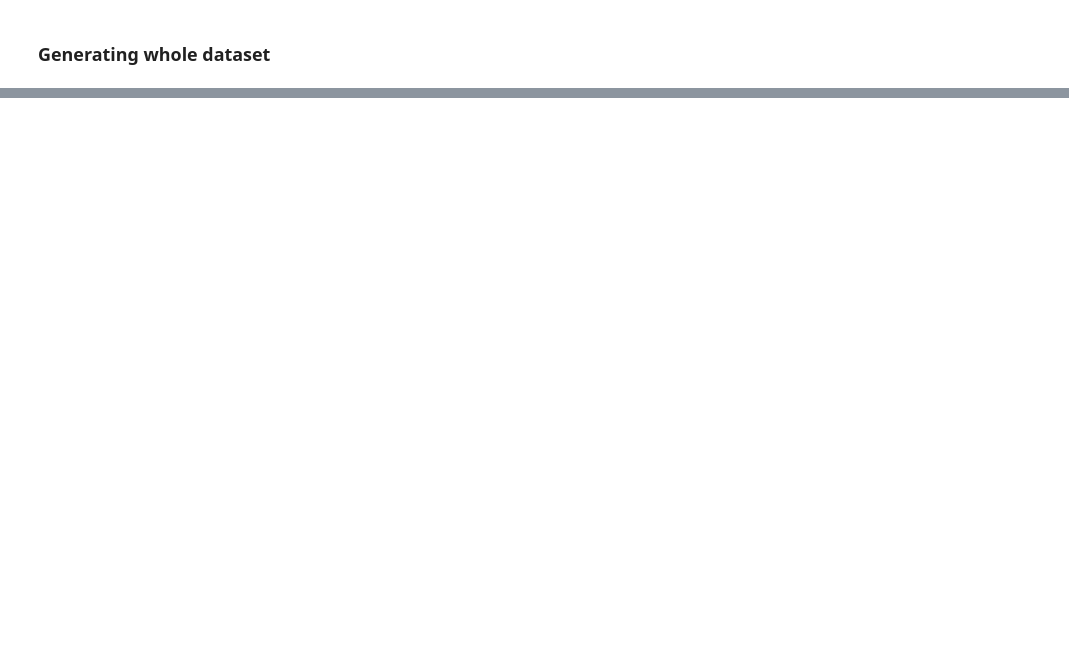
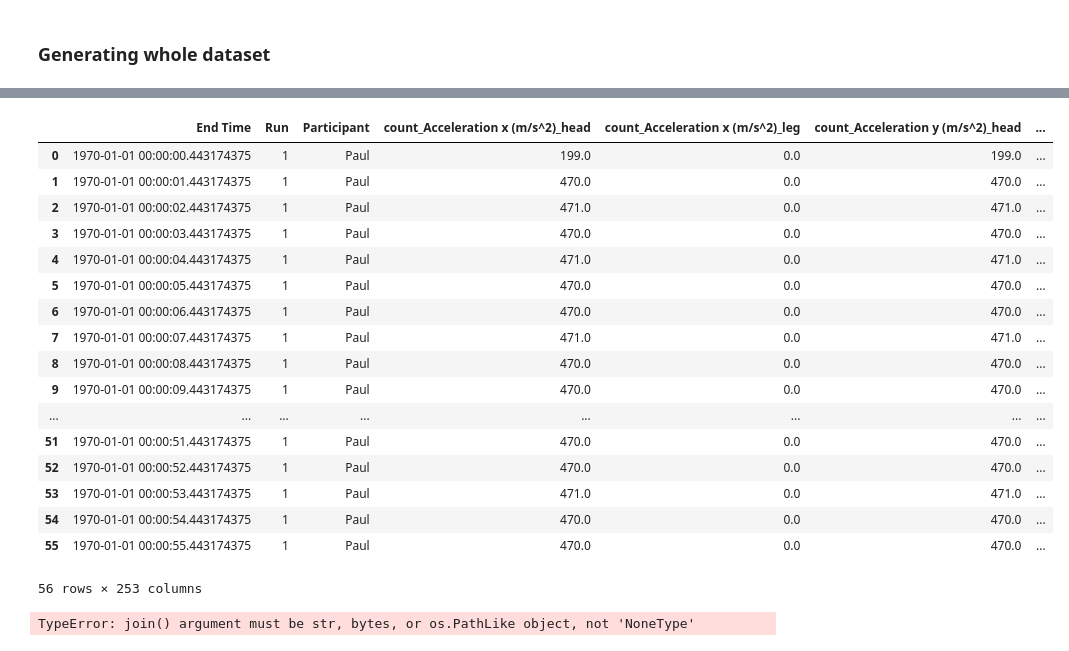
Before and after one commit to michelexyz/ML4QS-bike-user-recognition, a Jupyter notebook: aggregating_data.ipynb, the cells around one changed output, grey strips where cells are left out. Drawn from its saved outputs; the diff is of its cells as text; code cells hidden in the pictures; blank space fills up the shorter version.

Commit message:
processed data

```diff
--- a/aggregating_data.ipynb
+++ b/aggregating_data.ipynb
@@ -857,0 +1003,4 @@ FileNotFoundError: [Errno 2] No such file or directory: 'data/julian_straight_2_
+# %%
+head_dir, leg_dir = pairs[1]
+# %%
+melted_data_leg = generator.melt_from_directory(os.path.join(generator.base_dir, leg_dir))
@@ -857,0 +1023,2 @@ FileNotFoundError: [Errno 2] No such file or directory: 'data/julian_straight_2_
+# %%
+melted_data_head = generator.melt_from_directory(os.path.join(generator.base_dir, head_dir))
@@ -857,0 +1041,23 @@ FileNotFoundError: [Errno 2] No such file or directory: 'data/julian_straight_2_
+# %%
+agg_couple = generator.aggregate_couple(melted_data_head, melted_data_leg)
+# %%
+agg_couple
+# %% [output]
+|  | End Time | Run | Participant | count_Acceleration x (m/s^2)_head | count_Acceleration x (m/s^2)_leg | count_Acceleration y (m/s^2)_head | ... |
+| 0 | 1970-01-01 00:00:00.443174375 | 1 | Paul | 199.0 | 0.0 | 199.0 | ... |
+| 1 | 1970-01-01 00:00:01.443174375 | 1 | Paul | 470.0 | 0.0 | 470.0 | ... |
+| 2 | 1970-01-01 00:00:02.443174375 | 1 | Paul | 471.0 | 0.0 | 471.0 | ... |
+| 3 | 1970-01-01 00:00:03.443174375 | 1 | Paul | 470.0 | 0.0 | 470.0 | ... |
+| 4 | 1970-01-01 00:00:04.443174375 | 1 | Paul | 471.0 | 0.0 | 471.0 | ... |
+| 5 | 1970-01-01 00:00:05.443174375 | 1 | Paul | 470.0 | 0.0 | 470.0 | ... |
+| 6 | 1970-01-01 00:00:06.443174375 | 1 | Paul | 470.0 | 0.0 | 470.0 | ... |
+| 7 | 1970-01-01 00:00:07.443174375 | 1 | Paul | 471.0 | 0.0 | 471.0 | ... |
+| 8 | 1970-01-01 00:00:08.443174375 | 1 | Paul | 470.0 | 0.0 | 470.0 | ... |
+| 9 | 1970-01-01 00:00:09.443174375 | 1 | Paul | 470.0 | 0.0 | 470.0 | ... |
+| ... | ... | ... | ... | ... | ... | ... | ... |
+| 51 | 1970-01-01 00:00:51.443174375 | 1 | Paul | 470.0 | 0.0 | 470.0 | ... |
+| 52 | 1970-01-01 00:00:52.443174375 | 1 | Paul | 470.0 | 0.0 | 470.0 | ... |
+| 53 | 1970-01-01 00:00:53.443174375 | 1 | Paul | 471.0 | 0.0 | 471.0 | ... |
+| 54 | 1970-01-01 00:00:54.443174375 | 1 | Paul | 470.0 | 0.0 | 470.0 | ... |
+| 55 | 1970-01-01 00:00:55.443174375 | 1 | Paul | 470.0 | 0.0 | 470.0 | ... |
+56 rows × 253 columns
@@ -857,0 +1068,7 @@ FileNotFoundError: [Errno 2] No such file or directory: 'data/julian_straight_2_
+# %%
+
+melted_data_leg = generator.melt_from_directory(os.path.join(generator.base_dir, leg_dir))
+
+melted_data_leg
+# %% [output]
+TypeError: join() argument must be str, bytes, or os.PathLike object, not 'NoneType'
```
Also changed, not shown: parts of 22 cells of this notebook.
